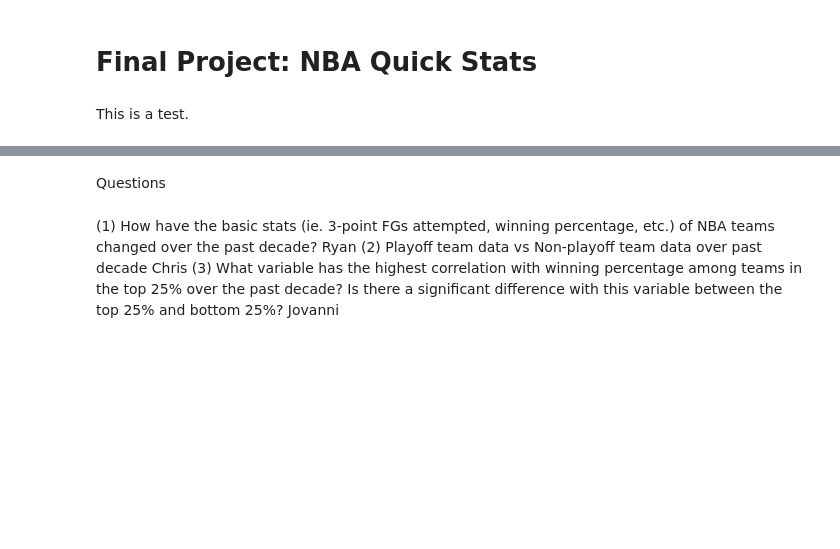
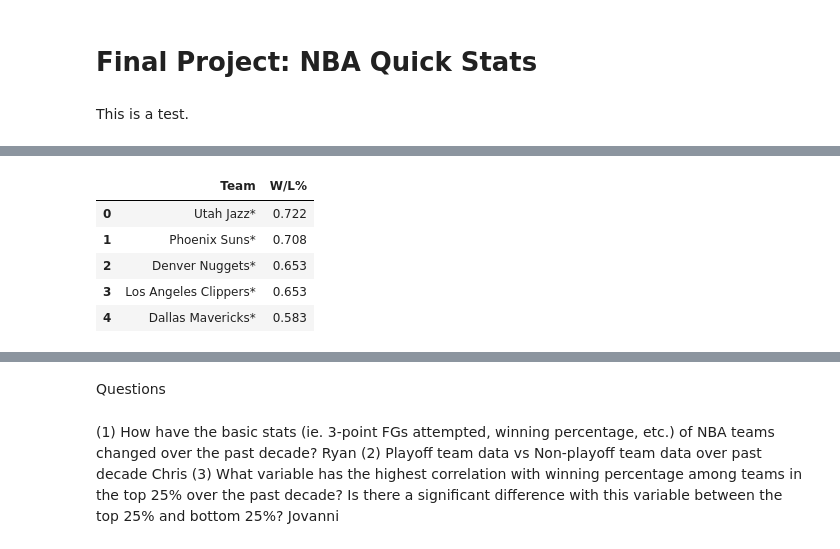
Before and after one commit to cs2027/stat-303-1-project, a Jupyter notebook: final-project.ipynb, the cells around one changed output, grey strips where cells are left out. Cells and saved outputs as stored; diff of their text form; code cells hidden in the pictures; blank space fills up the shorter version.

```diff
--- a/final-project.ipynb
+++ b/final-project.ipynb
@@ -32,0 +27,11 @@ tables[4].sort_values('PTS', ascending=False)
+# %%
+west_2021 = tables[1].iloc[:,[0, 3]]
+west_2021.rename(columns={'Western Conference': 'Team'}, inplace=True)
+west_2021.head()
+# %% [output]
+|  | Team | W/L% |
+| 0 | Utah Jazz* | 0.722 |
+| 1 | Phoenix Suns* | 0.708 |
+| 2 | Denver Nuggets* | 0.653 |
+| 3 | Los Angeles Clippers* | 0.653 |
+| 4 | Dallas Mavericks* | 0.583 |
```
Also changed, not shown: parts of 6 cells of this notebook.
